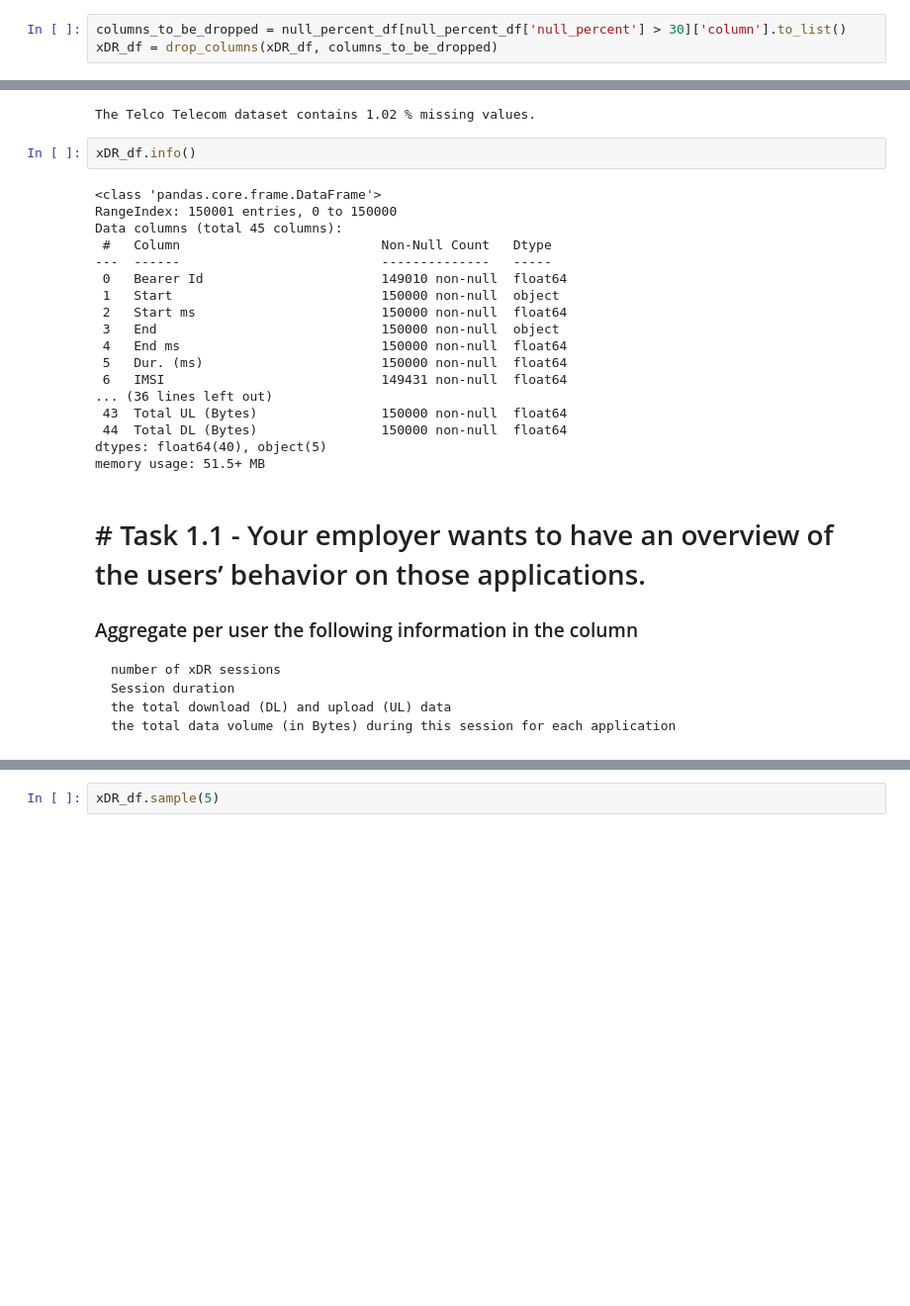
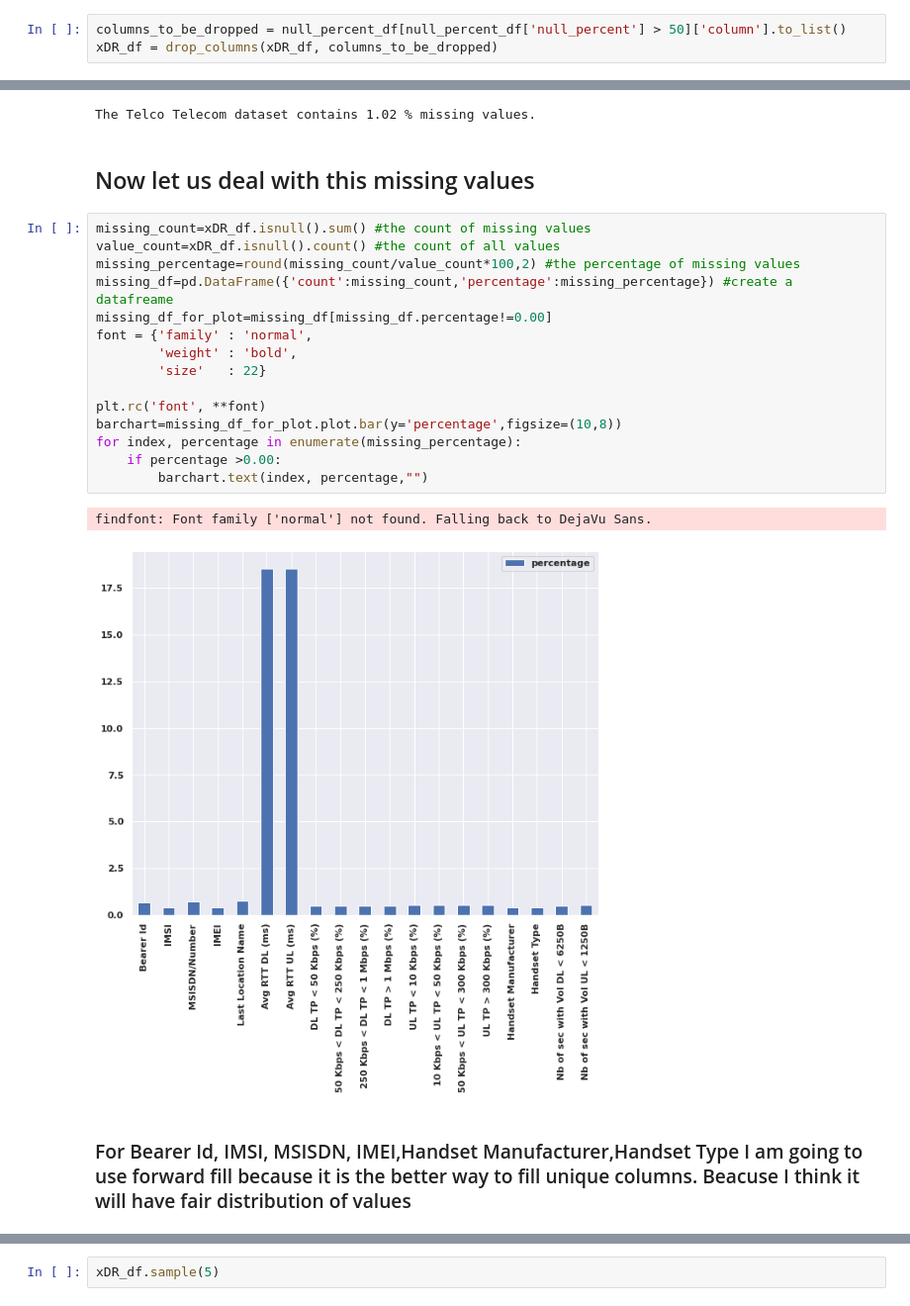
Before and after one commit to bereketkibru/User_Analytics_in_telecom, a Jupyter notebook: notebooks/dataPreProcessing.ipynb, the cells around one changed output, grey strips where cells are left out. Shown: that part at 99% size. Drawn from its saved outputs; the diff is of its cells as text; blank space fills up the shorter version.

Commit message:
Done with task 1.1

```diff
--- a/notebooks/dataPreProcessing.ipynb
+++ b/notebooks/dataPreProcessing.ipynb
@@ -171,7 +160,7 @@ null_percent_df.sort_values(by=['null_percent'], ascending = False)
 def drop_columns(xDR_df, columns=[]):
     return xDR_df.drop(columns, axis=1)
 # %%
-columns_to_be_dropped = null_percent_df[null_percent_df['null_percent'] > 30]['column'].to_list()
+columns_to_be_dropped = null_percent_df[null_percent_df['null_percent'] > 50]['column'].to_list()
 xDR_df = drop_columns(xDR_df, columns_to_be_dropped)
 # %%
 def percent_missing(df):
@@ -184,30 +173,25 @@ def percent_missing(df):
 print("The Telco Telecom dataset contains", percent_missing(xDR_df), "%", "missing values.")
 # %% [output]
 The Telco Telecom dataset contains 1.02 % missing values.
+# %% [markdown]
+## Now let us deal with this missing values
 # %%
-xDR_df.info()
+missing_count=xDR_df.isnull().sum() #the count of missing values
+value_count=xDR_df.isnull().count() #the count of all values
+missing_percentage=round(missing_count/value_count*100,2) #the percentage of missing values
+missing_df=pd.DataFrame({'count':missing_count,'percentage':missing_percentage}) #create a datafreame
+missing_df_for_plot=missing_df[missing_df.percentage!=0.00]
+font = {'family' : 'normal',
+        'weight' : 'bold',
+        'size'   : 22}
+
+plt.rc('font', **font)
+barchart=missing_df_for_plot.plot.bar(y='percentage',figsize=(10,8))
+for index, percentage in enumerate(missing_percentage):
+    if percentage >0.00:
+        barchart.text(index, percentage,"")
 # %% [output]
-<class 'pandas.core.frame.DataFrame'>
-RangeIndex: 150001 entries, 0 to 150000
-Data columns (total 45 columns):
- #   Column                          Non-Null Count   Dtype
----  ------                          --------------   -----
- 0   Bearer Id                       149010 non-null  float64
- 1   Start                           150000 non-null  object
- 2   Start ms                        150000 non-null  float64
- 3   End                             150000 non-null  object
- 4   End ms                          150000 non-null  float64
- 5   Dur. (ms)                       150000 non-null  float64
- 6   IMSI                            149431 non-null  float64
-... (36 lines left out)
- 43  Total UL (Bytes)                150000 non-null  float64
- 44  Total DL (Bytes)                150000 non-null  float64
-dtypes: float64(40), object(5)
-memory usage: 51.5+ MB
+findfont: Font family ['normal'] not found. Falling back to DejaVu Sans.
+[figure, added]
-# %% [markdown]
-# # Task 1.1 - Your employer wants to have an overview of the users’ behavior on those applications.
-### Aggregate per user the following information in the column
-    number of xDR sessions
-    Session duration
-    the total download (DL) and upload (UL) data
-    the total data volume (in Bytes) during this session for each application
+# %% [markdown]
+### For Bearer Id, IMSI, MSISDN, IMEI,Handset Manufacturer,Handset Type  I am going to use forward fill because it is the better way to fill unique columns. Beacuse I think it will have fair distribution of values
```
Also changed, not shown: parts of 14 cells of this notebook, 4 other files.
